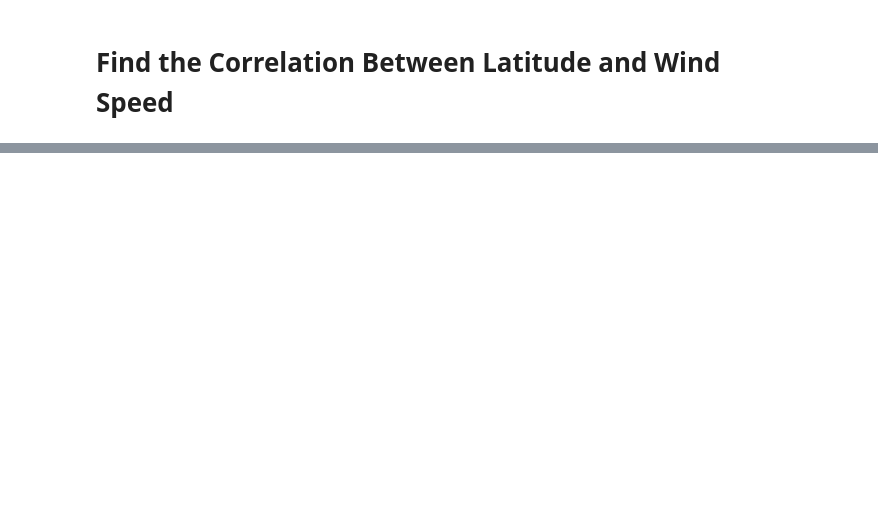
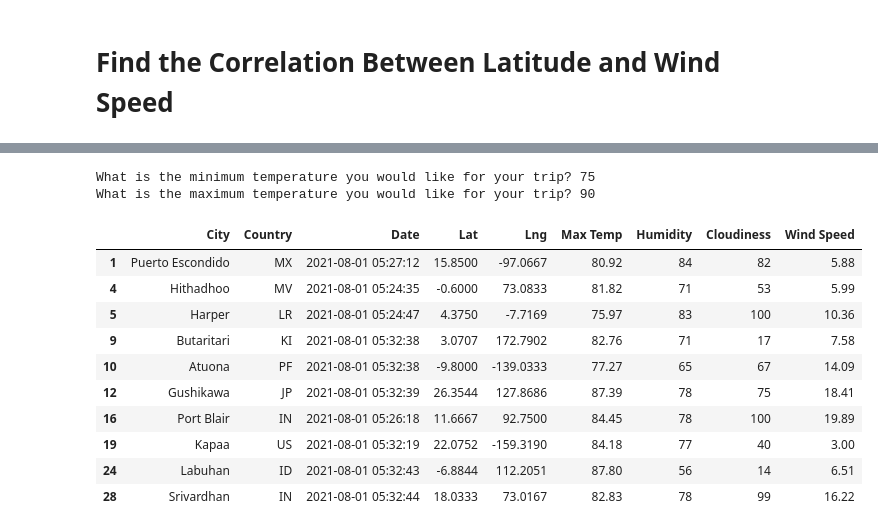
Before and after one commit to githubteodora/World_Weather_Analysis, a Jupyter notebook: WeatherPy.ipynb, the cells around one changed output, grey strips where cells are left out. Cells and saved outputs as stored; diff of their text form; code cells hidden in the pictures; blank space fills up the shorter version.

```diff
--- a/WeatherPy.ipynb
+++ b/WeatherPy.ipynb
@@ -501,0 +521,24 @@ print(r_value)
+# %%
+# Ask the customer to add a minimum and maximum temperature value.
+min_temp = float(input("What is the minimum temperature you would like for your trip? "))
+max_temp = float(input("What is the maximum temperature you would like for your trip? "))
+# %% [output]
+What is the minimum temperature you would like for your trip? 75
+What is the maximum temperature you would like for your trip? 90
+# %%
+# Filter the dataset to find the cities that fit the criteria.
+preferred_cities_df = city_data_df.loc[(city_data_df["Max Temp"] <= max_temp) & \
+                                       (city_data_df["Max Temp"] >= min_temp)]
+preferred_cities_df.head(10)
+# %% [output]
+|  | City | Country | Date | Lat | Lng | Max Temp | Humidity | Cloudiness | Wind Speed |
+| 1 | Puerto Escondido | MX | 2021-08-01 05:27:12 | 15.8500 | -97.0667 | 80.92 | 84 | 82 | 5.88 |
+| 4 | Hithadhoo | MV | 2021-08-01 05:24:35 | -0.6000 | 73.0833 | 81.82 | 71 | 53 | 5.99 |
+| 5 | Harper | LR | 2021-08-01 05:24:47 | 4.3750 | -7.7169 | 75.97 | 83 | 100 | 10.36 |
+| 9 | Butaritari | KI | 2021-08-01 05:32:38 | 3.0707 | 172.7902 | 82.76 | 71 | 17 | 7.58 |
+| 10 | Atuona | PF | 2021-08-01 05:32:38 | -9.8000 | -139.0333 | 77.27 | 65 | 67 | 14.09 |
+| 12 | Gushikawa | JP | 2021-08-01 05:32:39 | 26.3544 | 127.8686 | 87.39 | 78 | 75 | 18.41 |
+| 16 | Port Blair | IN | 2021-08-01 05:26:18 | 11.6667 | 92.7500 | 84.45 | 78 | 100 | 19.89 |
+| 19 | Kapaa | US | 2021-08-01 05:32:19 | 22.0752 | -159.3190 | 84.18 | 77 | 40 | 3.00 |
+| 24 | Labuhan | ID | 2021-08-01 05:32:43 | -6.8844 | 112.2051 | 87.80 | 56 | 14 | 6.51 |
+| 28 | Srivardhan | IN | 2021-08-01 05:32:44 | 18.0333 | 73.0167 | 82.83 | 78 | 99 | 16.22 |
```
Also changed, not shown: parts of 45 cells of this notebook, 7 other files.
